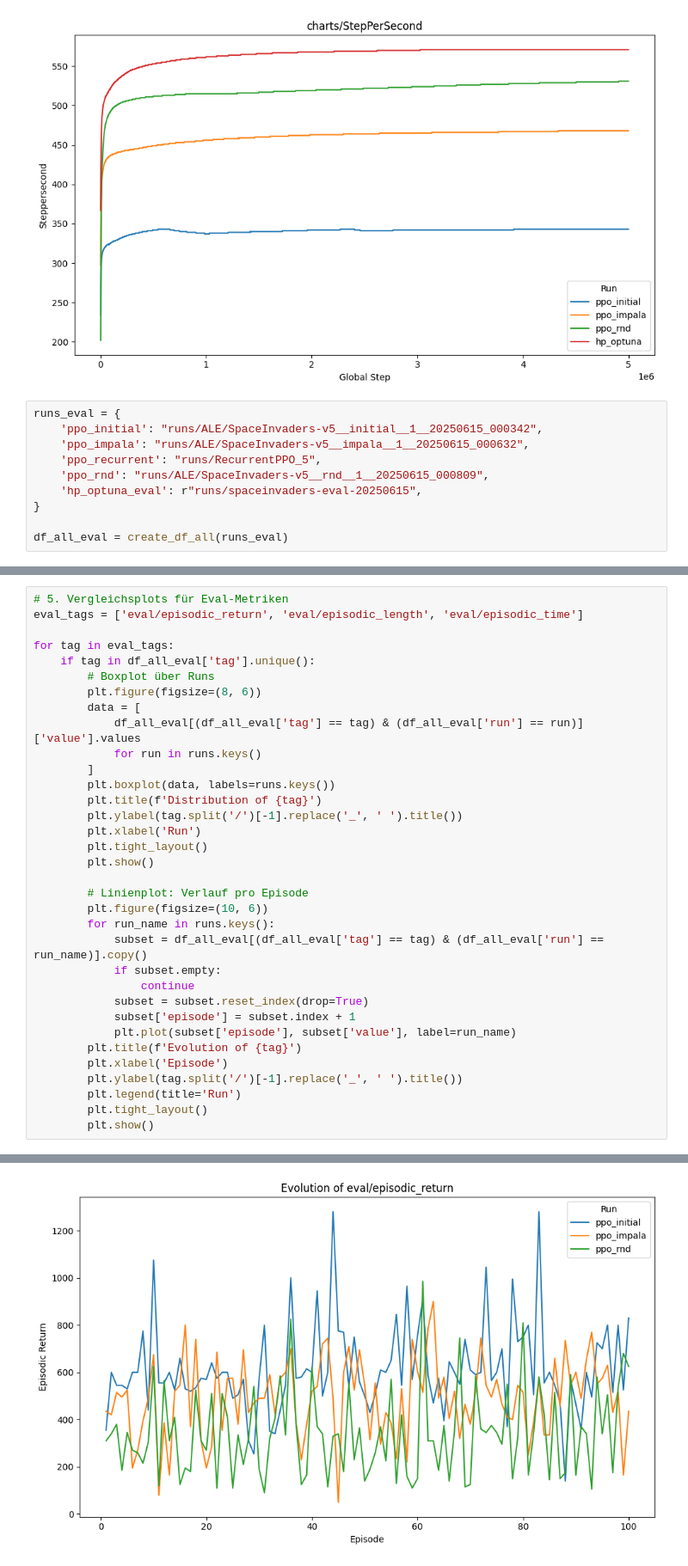
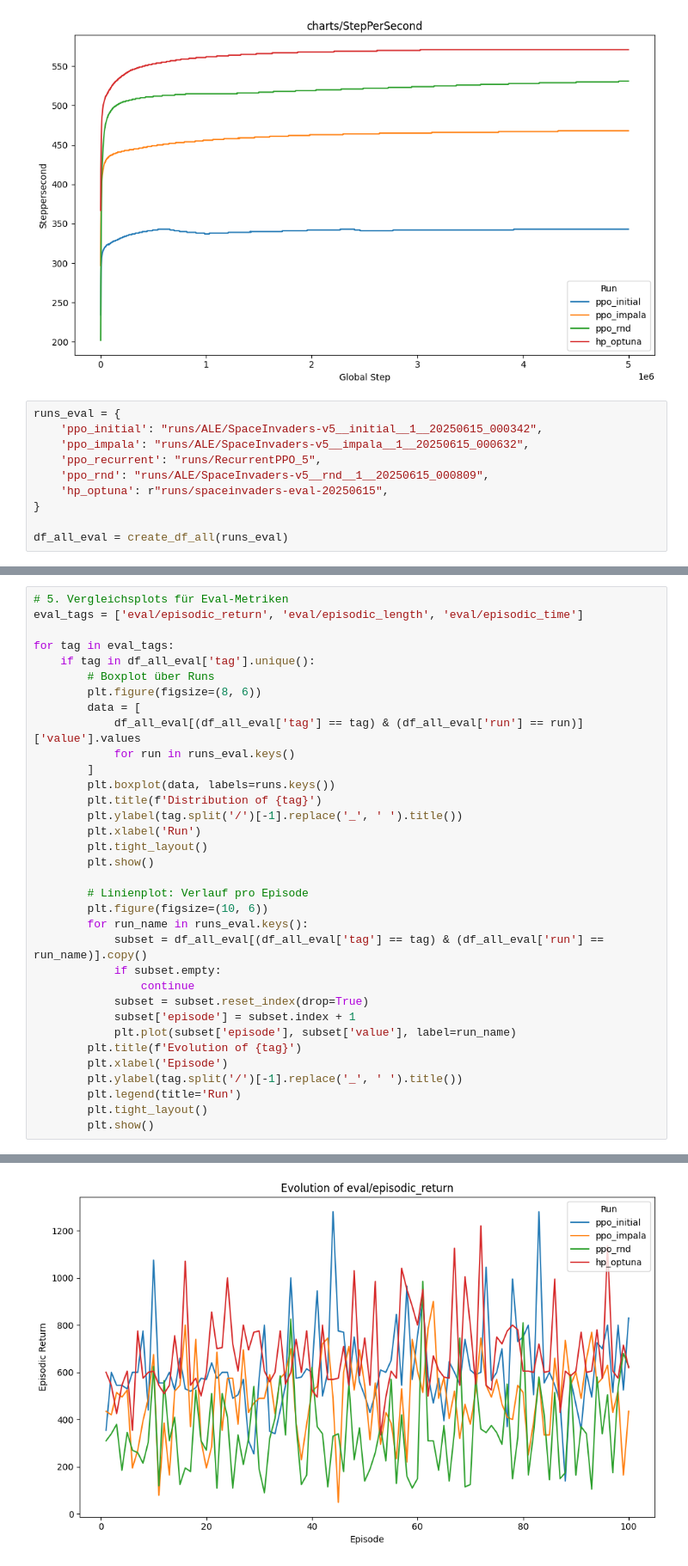
Before and after one commit to FloBaumgartner/rle_space_invaders, a Jupyter notebook: eval_metrics_all.ipynb, the cells around one changed output, grey strips where cells are left out. Shown at 86% size. Cells and saved outputs as stored; diff of their text form.

```diff
--- a/eval_metrics_all.ipynb
+++ b/eval_metrics_all.ipynb
@@ -93,7 +93,7 @@ runs_eval = {
     'ppo_impala': "runs/ALE/SpaceInvaders-v5__impala__1__20250615_000632",
     'ppo_recurrent': "runs/RecurrentPPO_5",
     'ppo_rnd': "runs/ALE/SpaceInvaders-v5__rnd__1__20250615_000809",
-    'hp_optuna_eval': r"runs/spaceinvaders-eval-20250615",
+    'hp_optuna': r"runs/spaceinvaders-eval-20250615",
 }
 
 df_all_eval = create_df_all(runs_eval)
@@ -113,7 +113,7 @@ for tag in eval_tags:
         plt.figure(figsize=(8, 6))
         data = [
             df_all_eval[(df_all_eval['tag'] == tag) & (df_all_eval['run'] == run)]['value'].values
-            for run in runs.keys()
+            for run in runs_eval.keys()
         ]
         plt.boxplot(data, labels=runs.keys())
         plt.title(f'Distribution of {tag}')
@@ -124,7 +124,7 @@ for tag in eval_tags:
 
         # Linienplot: Verlauf pro Episode
         plt.figure(figsize=(10, 6))
-        for run_name in runs.keys():
+        for run_name in runs_eval.keys():
             subset = df_all_eval[(df_all_eval['tag'] == tag) & (df_all_eval['run'] == run_name)].copy()
             if subset.empty:
                 continue
@@ -142 +142 @@ for tag in eval_tags:
-[figure, old version]
+[figure, new version]
```
Also changed, not shown: parts of 2 cells of this notebook, 3 other files.
